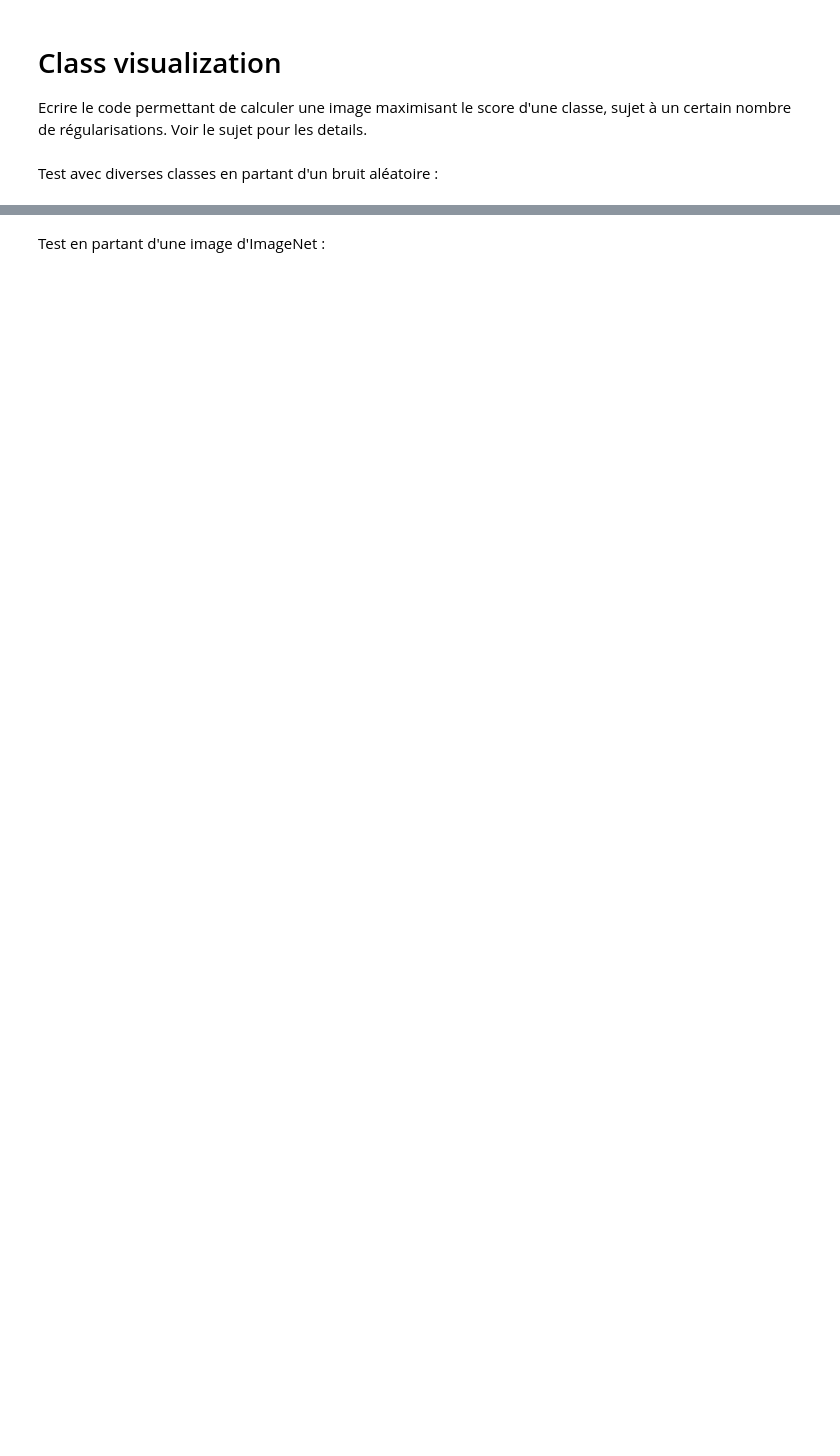
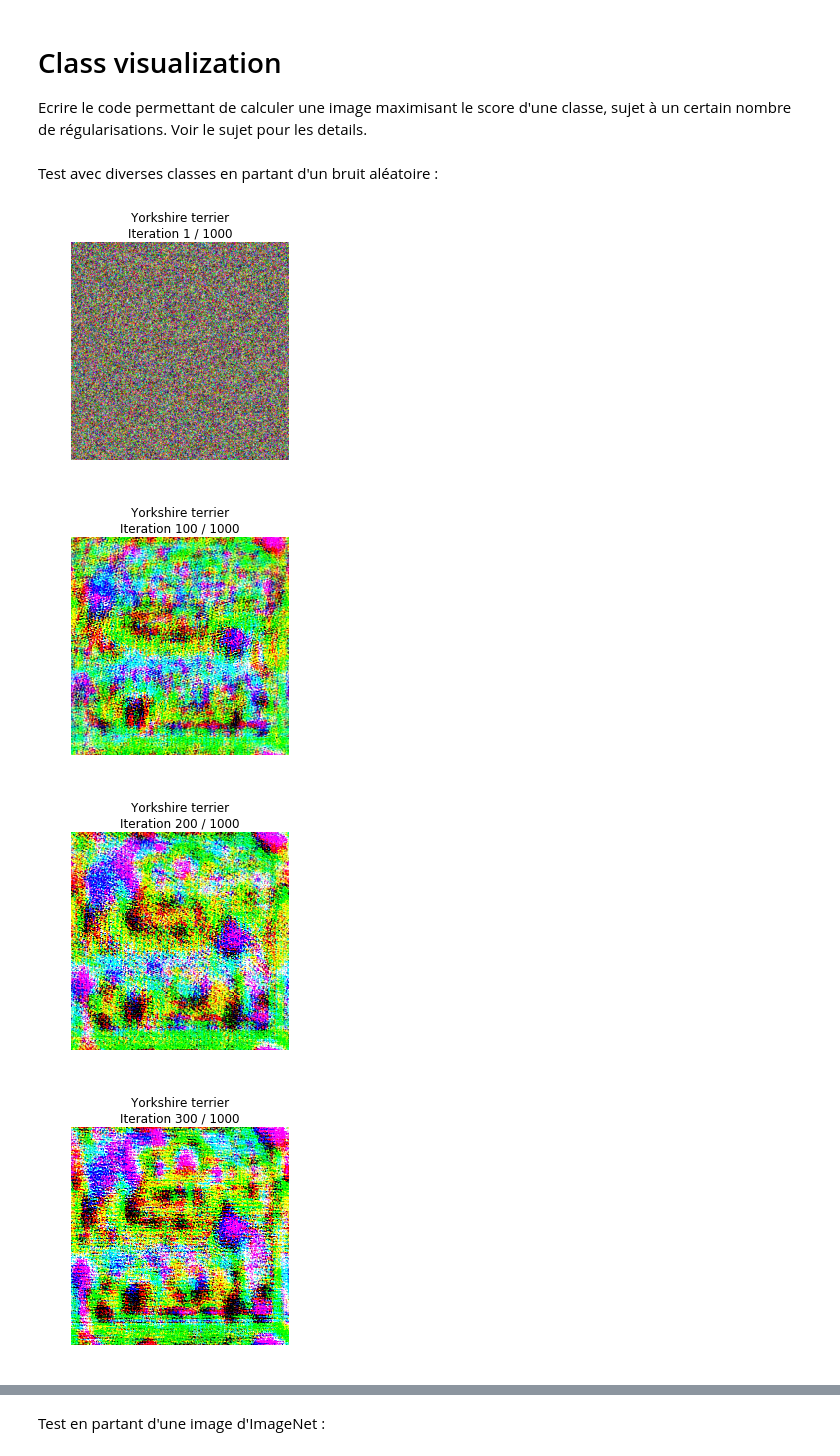
Before and after one commit to kalifou/tme_10_11_rdfia, a Jupyter notebook: TME10-11.ipynb, the cells around one changed output, grey strips where cells are left out. Drawn from its saved outputs; the diff is of its cells as text; code cells hidden in the pictures; blank space fills up the shorter version.

```diff
--- a/TME10-11.ipynb
+++ b/TME10-11.ipynb
@@ -350,7 +379,15 @@ def create_class_visualization(target_y, model, dtype, init_img=None, l2_reg=1e-
         # L2 regularization term!                                              #
         # Be very careful about the signs of elements in your code.            #
         ########################################################################
-        pass
+        y_til = model(img_var)
+        #print(y_til.data.shape)
+        loss = y_til - (l2_reg * img_var.data.norm())
+        loss[0,target_y].backward()
+        grad = img_var.grad.data
+        #print(grad.data.shape)
+        #print(X_fooling_var.data.shape)
+        img_var.data += learning_rate * grad
+        #print(F.softmax(model(img_var))[0,target_y])
         ########################################################################
         #                             END OF YOUR CODE                         #
         ########################################################################
@@ -381,13 +418,18 @@ Test avec diverses classes en partant d'un bruit aléatoire :
 # %%
 dtype = torch.FloatTensor
 # dtype = torch.cuda.FloatTensor # Uncomment this to use GPU
 model.type(dtype)
 
-target_y = 76 # Tarantula
+#target_y = 76 # Tarantula
 # target_y = 78 # Tick
-# target_y = 187 # Yorkshire Terrier
+target_y = 187 # Yorkshire Terrier
 # target_y = 683 # Oboe
-# target_y = 366 # Gorilla
+#target_y = 366 # Gorilla
 # target_y = 604 # Hourglass
 # target_y = np.random.randint(1000) # Classe aléatoire
-out = create_class_visualization(target_y, model, dtype, show_every=25, num_iterations=200)
+out = create_class_visualization(target_y, model, dtype, show_every=100, num_iterations=1000)
+# %% [output]
+[figure, added]
+[figure, added]
+[figure, added]
+[figure, added]
```
Also changed, not shown: parts of 8 cells of this notebook.
